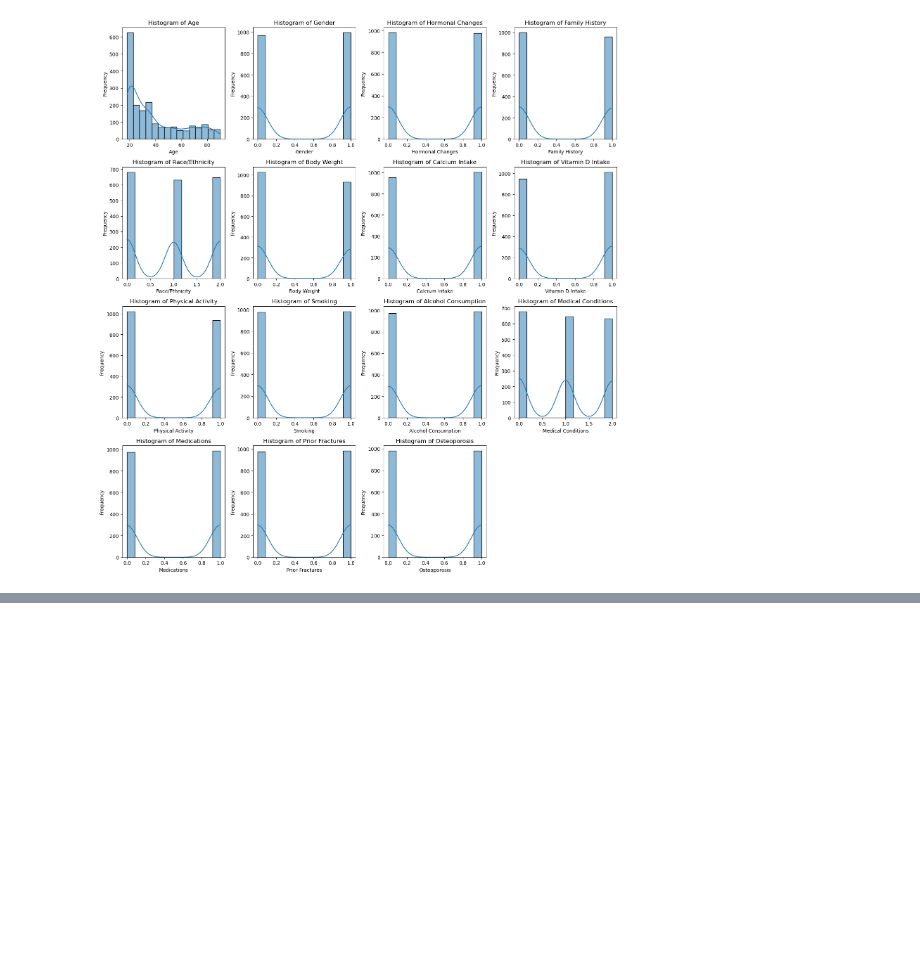
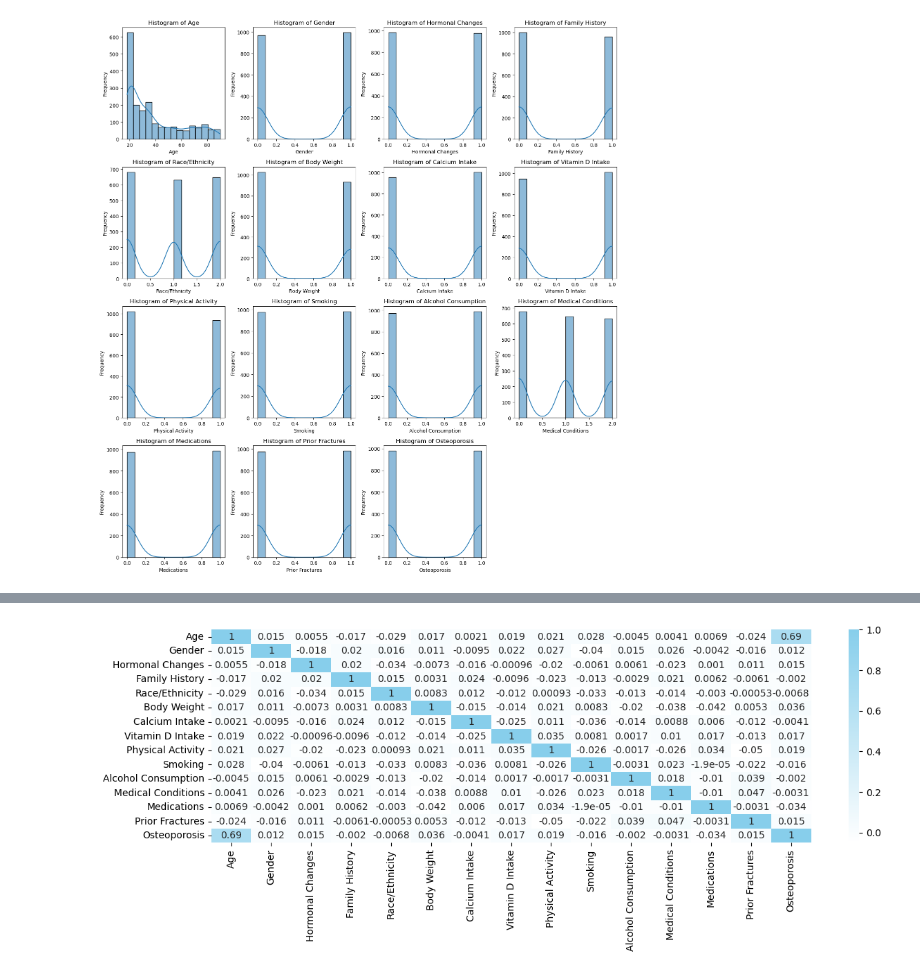
Before and after one commit to NavyaSai-V/Predicting-Osteoporosis-Risk, a Jupyter notebook: Osteoporrosis.ipynb, the cells around one changed output, grey strips where cells are left out. Drawn from its saved outputs; the diff is of its cells as text; code cells hidden in the pictures; blank space fills up the shorter version.

```diff
--- a/Osteoporrosis.ipynb
+++ b/Osteoporrosis.ipynb
@@ -256,0 +262,15 @@ plt.show()
+# %%
+from matplotlib.colors import LinearSegmentedColormap
+
+correl = data.corr()
+
+plt.figure(figsize= (14,4))
+
+# Define a custom single-color colormap
+single_color_cmap = LinearSegmentedColormap.from_list("single_color", ["white", "skyblue"])
+
+# Plot the heatmap with the custom colormap
+sns.heatmap(correl, cmap=single_color_cmap, annot=True)
+plt.show()
+# %% [output]
+[figure, added]
```
Also changed, not shown: parts of 2 cells of this notebook.
